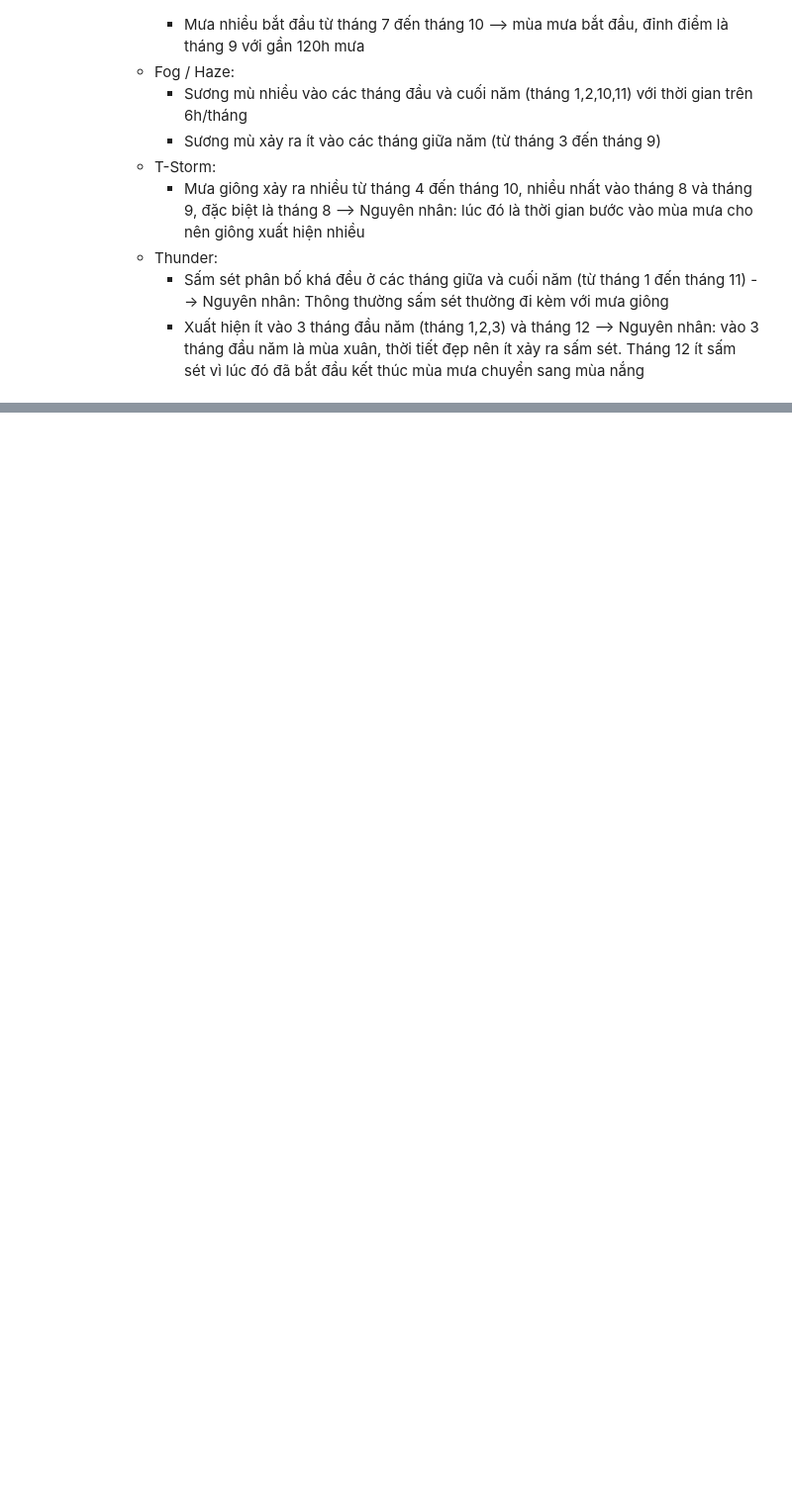
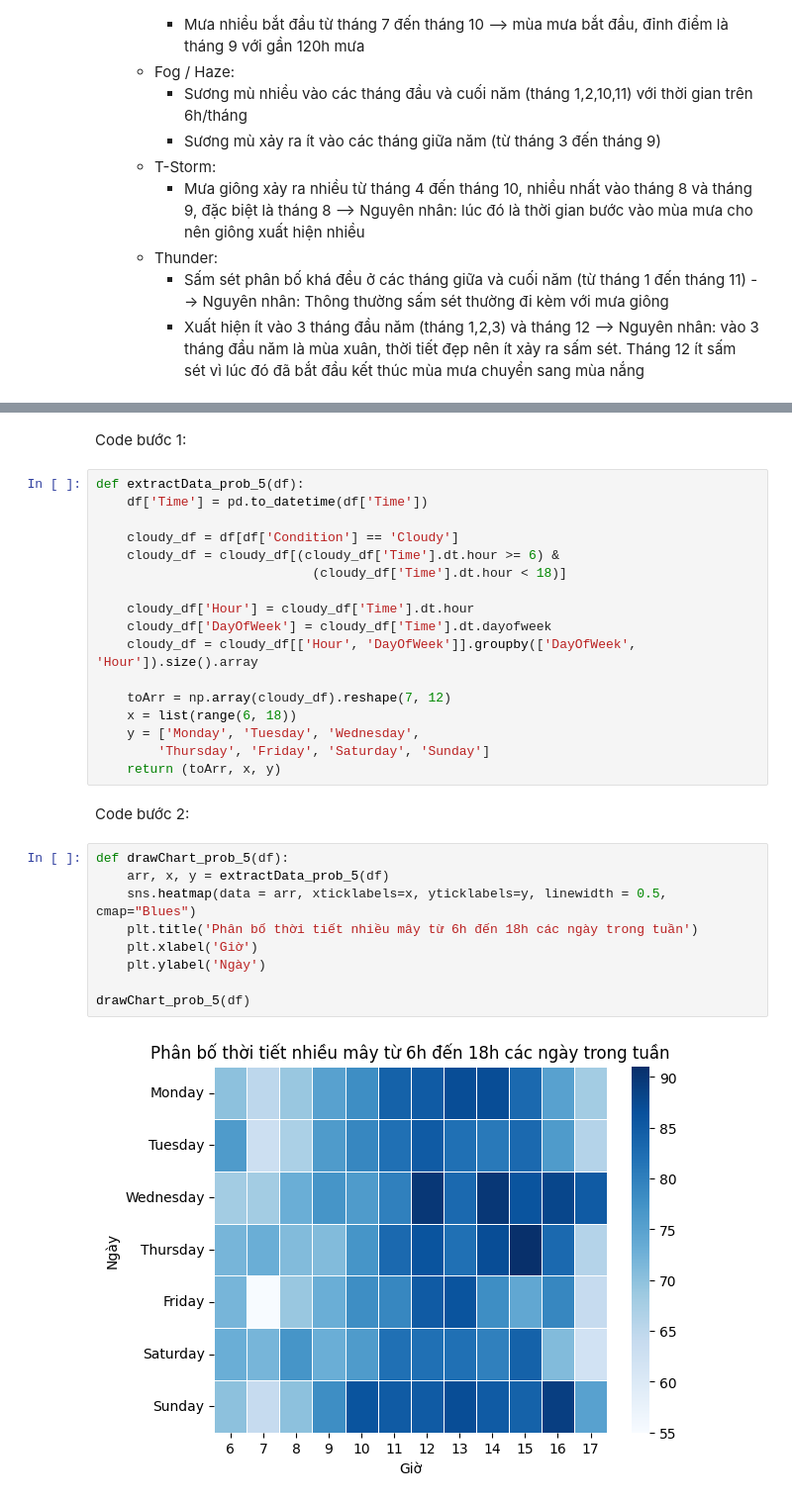
Before and after one commit to duongtanton/NP-KHDL-Gr9, a Jupyter notebook: Problem-Framing.ipynb, the cells around one changed output, grey strips where cells are left out. Shown at 99% size. Drawn from its saved outputs; the diff is of its cells as text; blank space fills up the shorter version.

```diff
--- a/Problem-Framing.ipynb
+++ b/Problem-Framing.ipynb
@@ -276,0 +288,32 @@ Nhận xét:
+# %% [markdown]
+Code bước 1:
+# %%
+def extractData_prob_5(df):
+    df['Time'] = pd.to_datetime(df['Time'])
+
+    cloudy_df = df[df['Condition'] == 'Cloudy']
+    cloudy_df = cloudy_df[(cloudy_df['Time'].dt.hour >= 6) &
+                            (cloudy_df['Time'].dt.hour < 18)]
+
+    cloudy_df['Hour'] = cloudy_df['Time'].dt.hour
+    cloudy_df['DayOfWeek'] = cloudy_df['Time'].dt.dayofweek
+    cloudy_df = cloudy_df[['Hour', 'DayOfWeek']].groupby(['DayOfWeek', 'Hour']).size().array
+
+    toArr = np.array(cloudy_df).reshape(7, 12)
+    x = list(range(6, 18))
+    y = ['Monday', 'Tuesday', 'Wednesday',
+        'Thursday', 'Friday', 'Saturday', 'Sunday']
+    return (toArr, x, y)
+# %% [markdown]
+Code bước 2:
+# %%
+def drawChart_prob_5(df):
+    arr, x, y = extractData_prob_5(df)
+    sns.heatmap(data = arr, xticklabels=x, yticklabels=y, linewidth = 0.5, cmap="Blues")
+    plt.title('Phân bố thời tiết nhiều mây từ 6h đến 18h các ngày trong tuần')
+    plt.xlabel('Giờ')
+    plt.ylabel('Ngày')
+
+drawChart_prob_5(df)
+# %% [output]
+[figure, added]
```
Also changed, not shown: parts of 2 cells of this notebook.
